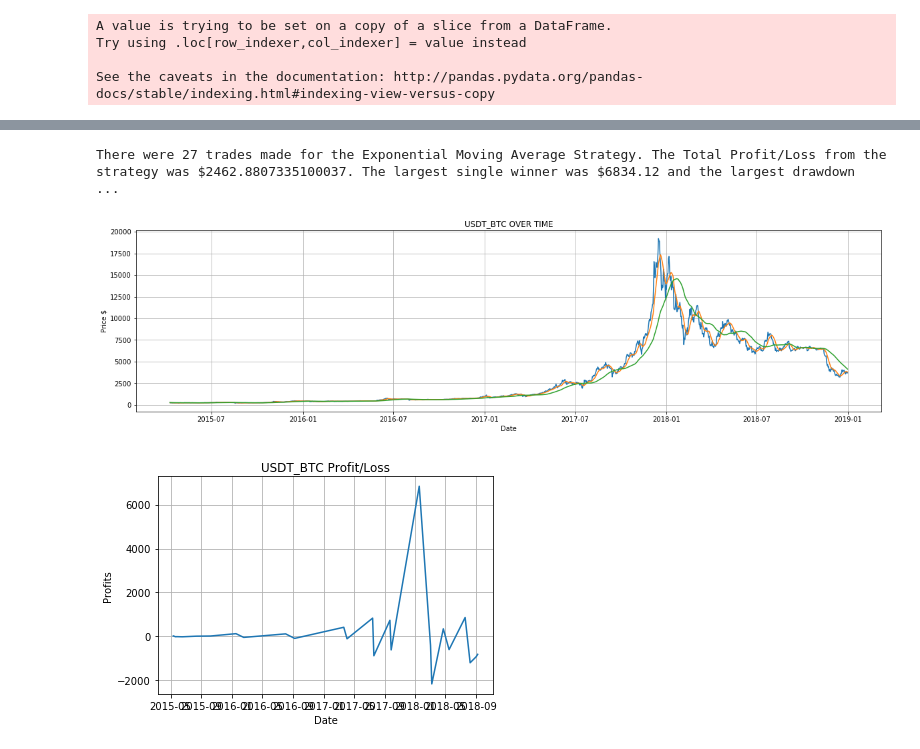
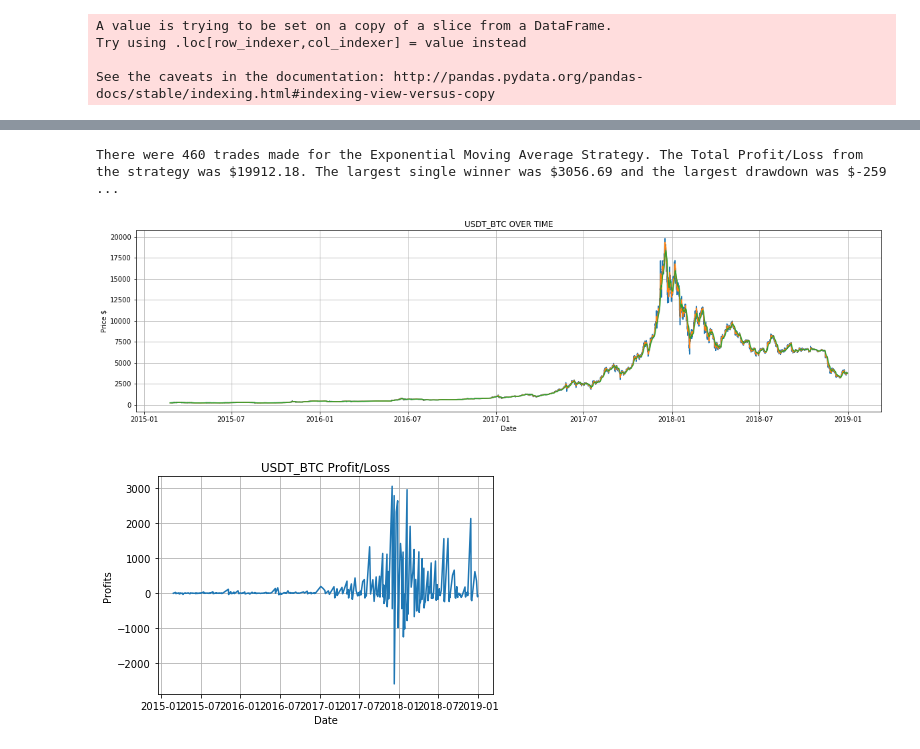
Before and after one commit to eliaselmet/Crypto-Project, a Jupyter notebook: Crypto_Main_Jonas-EMA.ipynb, the cells around one changed output, grey strips where cells are left out. Cells and saved outputs as stored; diff of their text form; code cells hidden in the pictures.

Commit message:
Added variables for all the moving averages and time so that this can be inoutted by the user - Can be used to test other moving average combinations

```diff
--- a/Crypto_Main_Jonas-EMA.ipynb
+++ b/Crypto_Main_Jonas-EMA.ipynb
@@ -11,20 +11,27 @@ startdate = '1/11/2010'
 end_date= '31/12/2018'
 Symbol = 'USDT_BTC'
 
-#time categories:  300, 900, 1800, 7200, 14400, and 86400(daily).
+#Set the time period to use. time categories: 7200, 14400, and 86400(daily).
+timeperiod = 7200
+
+#set the moving averages to use. MA = Simple Moving Average and EMA = Exponential Moving Average
+MA1 = 10
+MA2 = 50
+EMA1 = 10
+EMA2 = 50
 
 #pull HISTORICAL DATA
 #86400 denotes daily
 import pandas as pd
-Daily_data =polo.returnChartData(Symbol, 86400, start= datetime.datetime.strptime(startdate, "%d/%m/%Y").timestamp(), end= datetime.datetime.strptime(end_date, "%d/%m/%Y").timestamp())
+Daily_data =polo.returnChartData(Symbol, timeperiod, start= datetime.datetime.strptime(startdate, "%d/%m/%Y").timestamp(), end= datetime.datetime.strptime(end_date, "%d/%m/%Y").timestamp())
 Daily_data = pd.DataFrame(Daily_data)
 Daily_data['True Date']= pd.to_datetime(Daily_data['date'], unit='s')
 Daily_data['Year']=  Daily_data['True Date'].dt.year
 #moving average columns
-Daily_data['MA10'] = Daily_data['close'].rolling(10).mean()
-Daily_data['MA50'] = Daily_data['close'].rolling(50).mean()
-Daily_data['EMA10'] = Daily_data['close'].ewm(span = 10).mean()
-Daily_data['EMA50'] = Daily_data['close'].ewm(span = 50).mean()
+Daily_data['MA'+str(MA1)] = Daily_data['close'].rolling(MA1).mean()
+Daily_data['MA'+str(MA2)] = Daily_data['close'].rolling(MA2).mean()
+Daily_data['EMA'+str(EMA1)] = Daily_data['close'].ewm(span = 10).mean()
+Daily_data['EMA'+str(EMA2)] = Daily_data['close'].ewm(span = 50).mean()
 #Rules
 #Signal cross of 10 over 50 Buy at close price Logic 10>50 or short 10<50
 #Always gong to be long or short
@@ -50,7 +57,7 @@ def buy_sell (row):
    if row['EMA10'] < row['EMA50'] :
       return 'SHORT'
 longshort = Daily_data.apply (lambda row: buy_sell(row), axis=1)
-Daily_data_EMA['Go Long or Short'] = longshort
+Daily_data_EMA['EMA Go Long or Short'] = longshort
 # %% [output]
 A value is trying to be set on a copy of a slice from a DataFrame.
 Try using .loc[row_indexer,col_indexer] = value instead
@@ -61,8 +68,9 @@ See the caveats in the documentation: http://pandas.pydata.org/pandas-docs/stabl
 #this function compares current value to previous value and if they are the same = True
 #If current value does not equal then it is false.
 #Therefore all the "false" tags will have an exit price for our long and a entry price for our short
-Daily_data_EMA['entry and exit'] = Daily_data_EMA['Go Long or Short'].eq(Daily_data_EMA['Go Long or Short'].shift())
+Daily_data_EMA['EMA entry and exit'] = Daily_data_EMA['EMA Go Long or Short'].eq(Daily_data_EMA['EMA Go Long or Short'].shift())
 Daily_data_EMA.to_csv('ema_output.csv')
+Daily_data_EMA
 # %% [output]
 A value is trying to be set on a copy of a slice from a DataFrame.
 Try using .loc[row_indexer,col_indexer] = value instead
@@ -72,17 +98,17 @@ See the caveats in the documentation: http://pandas.pydata.org/pandas-docs/stabl
 # %%
 #Lets pull out all the entry and exit points with closing price and Short or long column
-EntryandExit = Daily_data_EMA.loc[Daily_data_EMA['entry and exit'] == False]
+EntryandExit = Daily_data_EMA.loc[Daily_data_EMA['EMA entry and exit'] == False]
 EntryandExit
 #NEXT Calculate the profit/Loss per trade
 #Step 1 Change all the rows named SHORT to Negative
-EntryandExit.loc[EntryandExit['Go Long or Short'] == 'LONG', 'close'] = EntryandExit['close']*-1
+EntryandExit.loc[EntryandExit['EMA Go Long or Short'] == 'LONG', 'close'] = EntryandExit['close']*-1
 #Calculate the profit or loss on the trades. Fist column will be nan after that the profit or
 #loss is calculated on a per trade basis
 
 #EntryandExit['Running Total'] = EntryandExit['Profit or Loss'].cumsum()
-EntryandExit['Profit or Loss'] =  EntryandExit.close+EntryandExit.close.shift(1)
+EntryandExit['EMA Profit or Loss'] =  EntryandExit.close+EntryandExit.close.shift(1)
 #Cumulative Profit or loss
-EntryandExit['Cumulative Profit or Loss'] =  EntryandExit['Profit or Loss'].cumsum()
+EntryandExit['EMA Cumulative Profit or Loss'] =  EntryandExit['EMA Profit or Loss'].cumsum()
 EntryandExit.head(4)
 # %% [output]
 A value is trying to be set on a copy of a slice from a DataFrame.
@@ -103,22 +129,22 @@ See the caveats in the documentation: http://pandas.pydata.org/pandas-docs/stabl
 # %%
 #trade statistics
 total_trades= len(EntryandExit)
-Total_profit_points = EntryandExit['Profit or Loss'].sum()
-largest_drawdown = EntryandExit['Profit or Loss'].min()
-largest_winner = EntryandExit['Profit or Loss'].max()
+Total_profit_points = EntryandExit['EMA Profit or Loss'].sum()
+largest_drawdown = EntryandExit['EMA Profit or Loss'].min()
+largest_winner = EntryandExit['EMA Profit or Loss'].max()
 
 print(f"There were {total_trades} trades made for the Exponential Moving Average Strategy. The Total Profit/Loss from the \
-strategy was ${Total_profit_points}. The largest single winner was ${round(largest_winner,2)} and the largest drawdown was ${round(largest_drawdown,2)}")
+strategy was ${round(Total_profit_points,2)}. The largest single winner was ${round(largest_winner,2)} and the largest drawdown was ${round(largest_drawdown,2)}")
 # %% [output]
-There were 27 trades made for the Exponential Moving Average Strategy. The Total Profit/Loss from the strategy was $2462.8807335100037. The largest single winner was $6834.12 and the largest drawdown  ...
+There were 460 trades made for the Exponential Moving Average Strategy. The Total Profit/Loss from the strategy was $19912.18. The largest single winner was $3056.69 and the largest drawdown was $-259 ...
 # %%
 #Plot price and moving averages
 import matplotlib.pyplot as plt
 %matplotlib inline
 plt.figure(figsize=(20,5))
 plt.plot(Daily_data_EMA['True Date'], Daily_data_EMA['close'])
-plt.plot(Daily_data_EMA['True Date'], Daily_data_EMA['MA10'])
-plt.plot(Daily_data_EMA['True Date'], Daily_data_EMA['MA50'])
+plt.plot(Daily_data_EMA['True Date'], Daily_data_EMA['EMA10'])
+plt.plot(Daily_data_EMA['True Date'], Daily_data_EMA['EMA50'])
 
 # Incorporate the other graph properties
 plt.title(f"{Symbol} OVER TIME")
@@ -132,22 +158,22 @@ plt.grid(True)
 # Show plot
 plt.show()
 # %% [output]
-[figure, old version]
+[figure, new version]
 # %%
 #Plot profit line
 import matplotlib.pyplot as plt
-plt.plot(EntryandExit['True Date'], EntryandExit['Profit or Loss'])
+plt.plot(EntryandExit['True Date'], EntryandExit['EMA Profit or Loss'])
 
 # Incorporate the other graph properties
 plt.title(f"{Symbol} Profit/Loss")
 plt.ylabel("Profits")
 plt.xlabel("Date")
 plt.grid(True)
 
 # Save the figure
 #plt.savefig("Latitude_vs_Wind.png")
 
 # Show plot
 plt.show()
 # %% [output]
-[figure, old version]
+[figure, new version]
```
Also changed, not shown: parts of 3 cells of this notebook, 1 other file.
